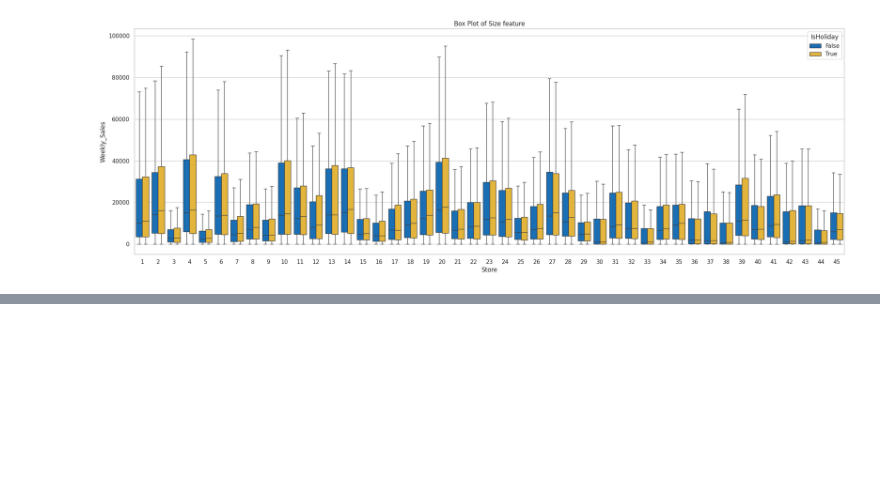
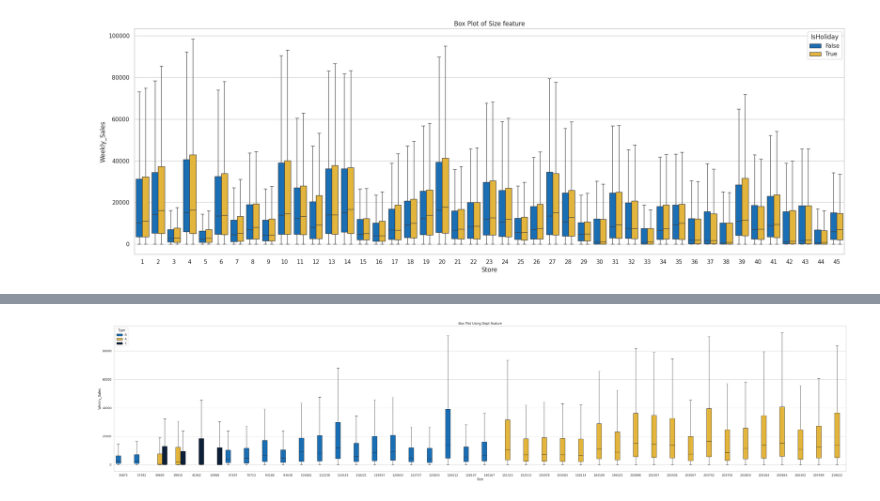
Before and after one commit to patelvishwa1999/SalesForecasting, a Jupyter notebook: Walmart_Sales.ipynb, the cells around one changed output, grey strips where cells are left out. Saved outputs shown, nothing was run; the diff lists cells and outputs as text; code cells hidden in the pictures; blank space fills up the shorter version.

Commit message:
Updated using Colaboratory

```diff
--- a/Walmart_Sales.ipynb
+++ b/Walmart_Sales.ipynb
@@ -620,0 +642,7 @@ plt.show()
+# %%
+fig, ax = plt.subplots(figsize=(50, 10))
+fig = sns.boxplot(y='Weekly_Sales', x='Size', data=df_train, showfliers=False, hue="Type", palette=walmart_colors)
+plt.title("Box Plot Using Dept feature")
+plt.show()
+# %% [output]
+[figure, added]
```
Also changed, not shown: parts of 11 cells of this notebook.
